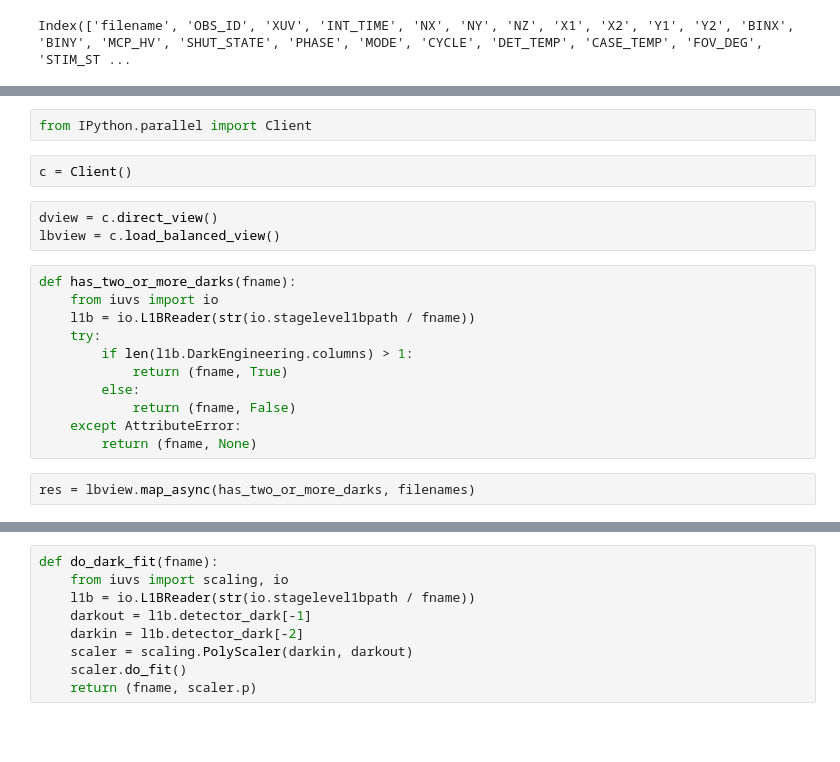
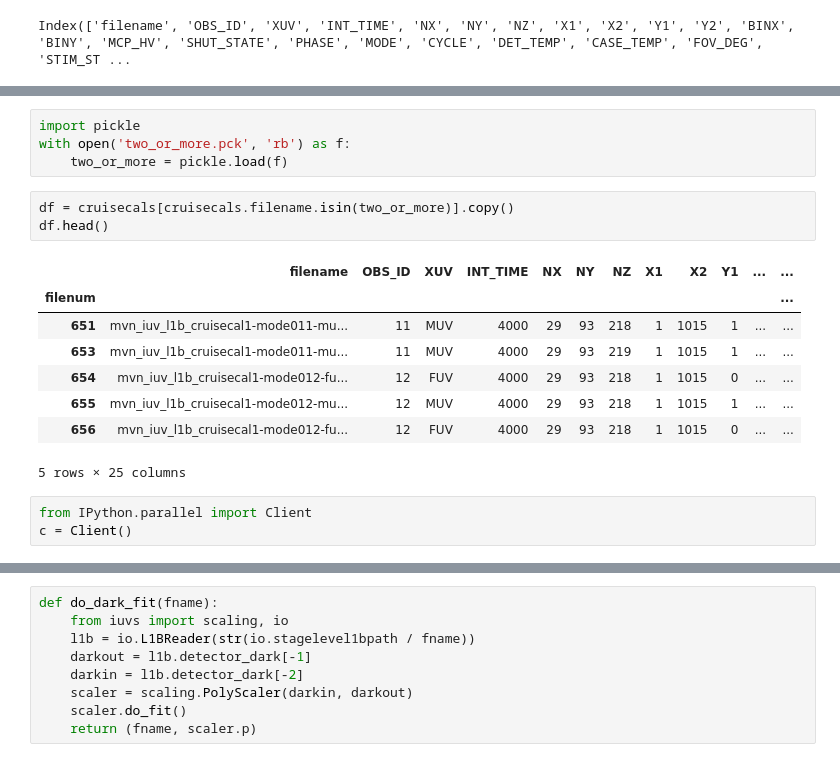
Before and after one commit to michaelaye/iuvs, a Jupyter notebook: notebooks/Scan_level2_darks.ipynb, the cells around one changed output, grey strips where cells are left out. Saved outputs shown, nothing was run; the diff lists cells and outputs as text; blank space fills up the shorter version.

```diff
--- a/notebooks/Scan_level2_darks.ipynb
+++ b/notebooks/Scan_level2_darks.ipynb
@@ -45,20 +71,19 @@ filenames = cruisecals.filename
+# %%
+import pickle
+with open('two_or_more.pck', 'rb') as f:
+    two_or_more = pickle.load(f)
+# %%
+df = cruisecals[cruisecals.filename.isin(two_or_more)].copy()
+df.head()
+# %% [output]
+|  | filename | OBS_ID | XUV | INT_TIME | NX | NY | NZ | X1 | X2 | Y1 | ... | ... |
+| filenum |  |  |  |  |  |  |  |  |  |  |  | ... |
+| 651 | mvn_iuv_l1b_cruisecal1-mode011-mu... | 11 | MUV | 4000 | 29 | 93 | 218 | 1 | 1015 | 1 | ... | ... |
+| 653 | mvn_iuv_l1b_cruisecal1-mode011-mu... | 11 | MUV | 4000 | 29 | 93 | 219 | 1 | 1015 | 1 | ... | ... |
+| 654 | mvn_iuv_l1b_cruisecal1-mode012-fu... | 12 | FUV | 4000 | 29 | 93 | 218 | 1 | 1015 | 0 | ... | ... |
+| 655 | mvn_iuv_l1b_cruisecal1-mode012-mu... | 12 | MUV | 4000 | 29 | 93 | 218 | 1 | 1015 | 1 | ... | ... |
+| 656 | mvn_iuv_l1b_cruisecal1-mode012-fu... | 12 | FUV | 4000 | 29 | 93 | 218 | 1 | 1015 | 0 | ... | ... |
+5 rows × 25 columns
 # %%
 from IPython.parallel import Client
+c = Client()
-# %%
-c = Client()
-# %%
-dview = c.direct_view()
-lbview = c.load_balanced_view()
-# %%
-def has_two_or_more_darks(fname):
-    from iuvs import io
-    l1b = io.L1BReader(str(io.stagelevel1bpath / fname))
-    try:
-        if len(l1b.DarkEngineering.columns) > 1:
-            return (fname, True)
-        else:
-            return (fname, False)
-    except AttributeError:
-        return (fname, None)
-# %%
-res = lbview.map_async(has_two_or_more_darks, filenames)
```
Also changed, not shown: parts of 25 cells of this notebook, 2 other files.
